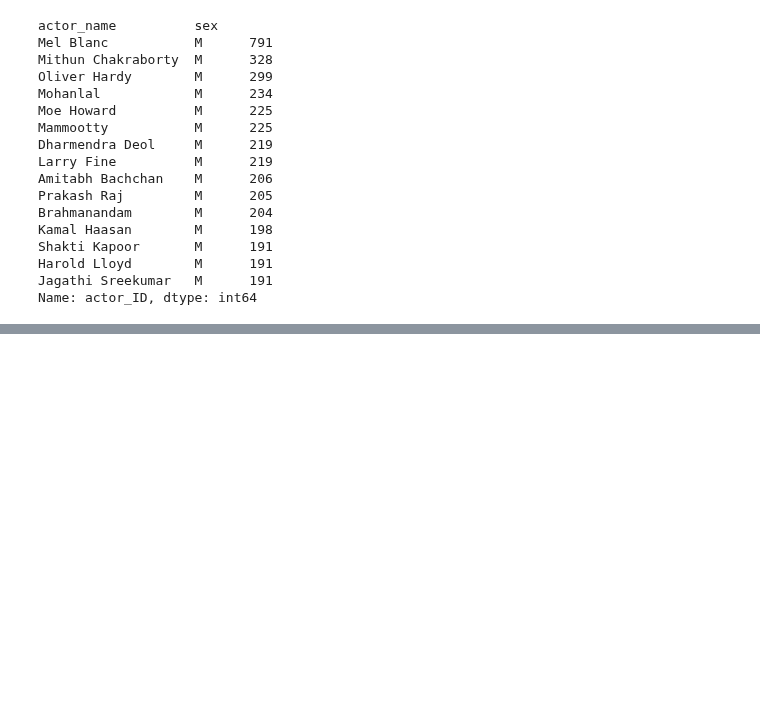
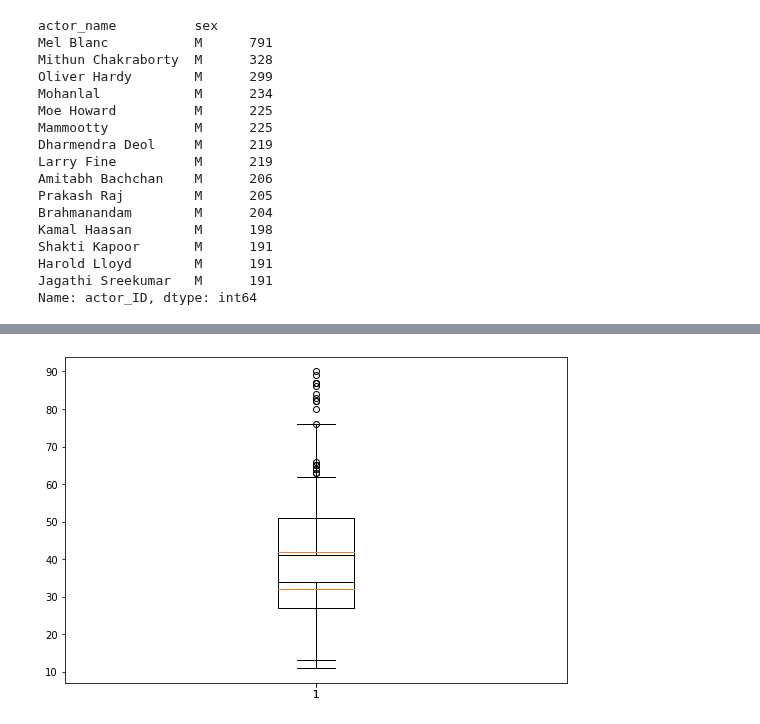
Before and after one commit to epfl-ada/ada-2022-project-rlab, a Jupyter notebook: sex_representation.ipynb, the cells around one changed output, grey strips where cells are left out. Saved outputs shown, nothing was run; the diff lists cells and outputs as text; code cells hidden in the pictures; blank space fills up the shorter version.

```diff
--- a/sex_representation.ipynb
+++ b/sex_representation.ipynb
@@ -18,10 +18,9 @@ from tqdm import tqdm
 # %%
 DATASET_DIRECTORY = 'dataset/MovieSummaries/'
 
-
 # Load actors df
 character_columns = ['Wikipedia_ID','Freebase_ID', 'release_date', 'movie_name','date_of_birth', 'sex' , 'height',
-                     'ethnicity', 'actor_name', 'age_at_realease', 'character2actor_map_ID', 'character_ID', 'actor_ID']
+                     'ethnicity', 'actor_name', 'age_at_release', 'character2actor_map_ID', 'character_ID', 'actor_ID']
 actors_df = pd.read_csv(DATASET_DIRECTORY + 'character.metadata.tsv', sep='\t',  header=None,names=character_columns,skiprows=1)
 
 # Load movies df
@@ -355,0 +533,15 @@ Name: actor_ID, dtype: int64
+# %%
+# Create a figure instance
+fig = plt.figure(1, figsize=(9, 6))
+
+# Create an axes instance
+ax = fig.add_subplot(111)
+
+# Create the boxplot
+bp = ax.boxplot(np.array([categories[0].values]))
+ax.boxplot(np.array(categories[1].values))
+
+# Save the figure
+fig.savefig('fig1.png', bbox_inches='tight')
+# %% [output]
+[figure, added]
```
Also changed, not shown: parts of 34 cells of this notebook, 1 other file.
